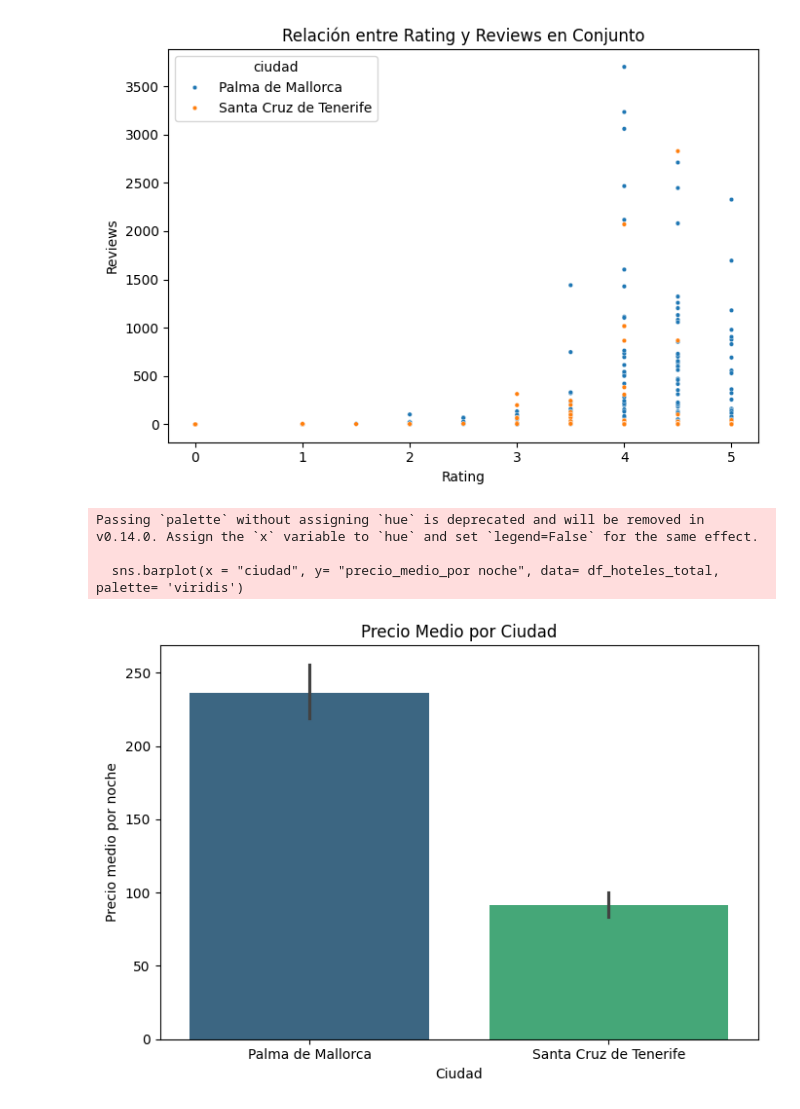
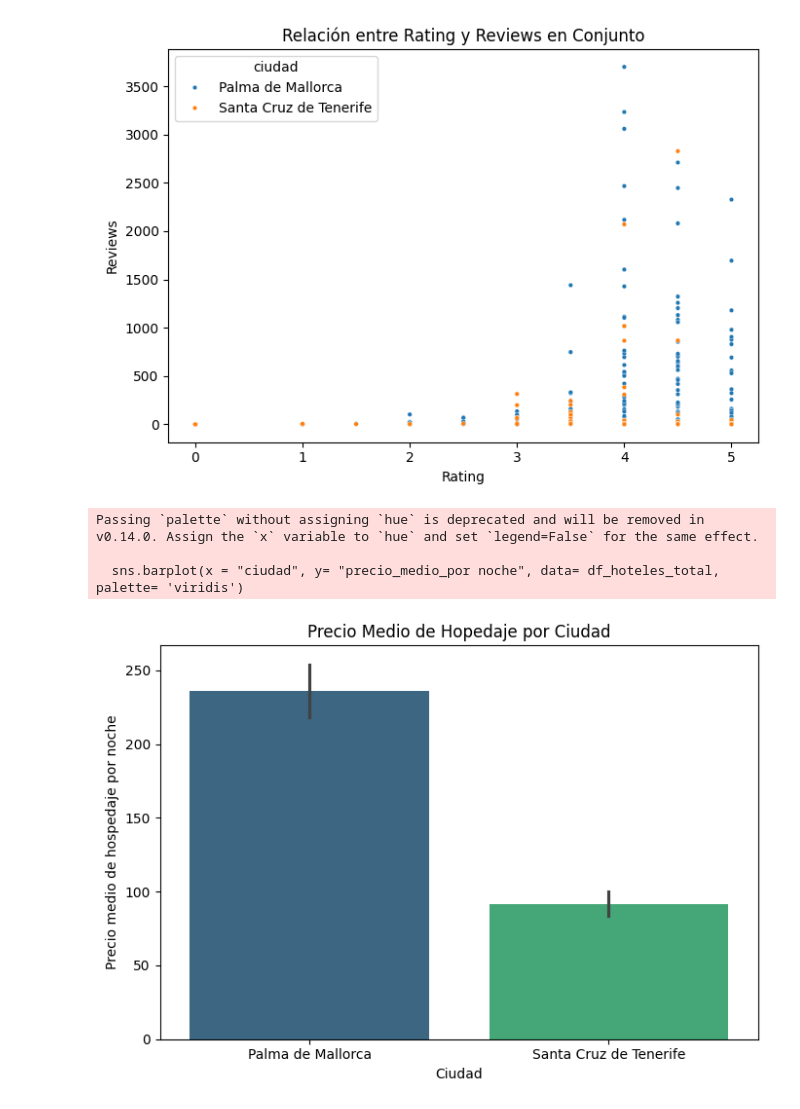
Before and after one commit to jgilsu11/Proyecto3-Explorando-Viajes, a Jupyter notebook: Visualización.ipynb, the cells around one changed output. Saved outputs shown, nothing was run; the diff lists cells and outputs as text; code cells hidden in the pictures.

```diff
--- a/Visualización.ipynb
+++ b/Visualización.ipynb
@@ -246,15 +246,15 @@ plt.tight_layout();
 # %%
 plt.figure(figsize= (7,5))
 sns.barplot(x = "ciudad", y= "precio_medio_por noche", data= df_hoteles_total, palette= 'viridis')
-plt.title("Precio Medio por Ciudad")
+plt.title("Precio Medio de Hopedaje por Ciudad")
 plt.xlabel("Ciudad")
-plt.ylabel("Precio medio por noche")
+plt.ylabel("Precio medio de hospedaje por noche")
 plt.tight_layout();
 # %% [output]
 Passing `palette` without assigning `hue` is deprecated and will be removed in v0.14.0. Assign the `x` variable to `hue` and set `legend=False` for the same effect.
 
   sns.barplot(x = "ciudad", y= "precio_medio_por noche", data= df_hoteles_total, palette= 'viridis')
-[figure, old version]
+[figure, new version]
 # %%
 plt.figure(figsize= (7,6))
 sns.boxplot(x="ciudad" , y = "precio_medio_por noche", data= df_hoteles_total, palette= 'viridis')
```
Also changed, not shown: parts of 2 cells of this notebook, 1 other file.
